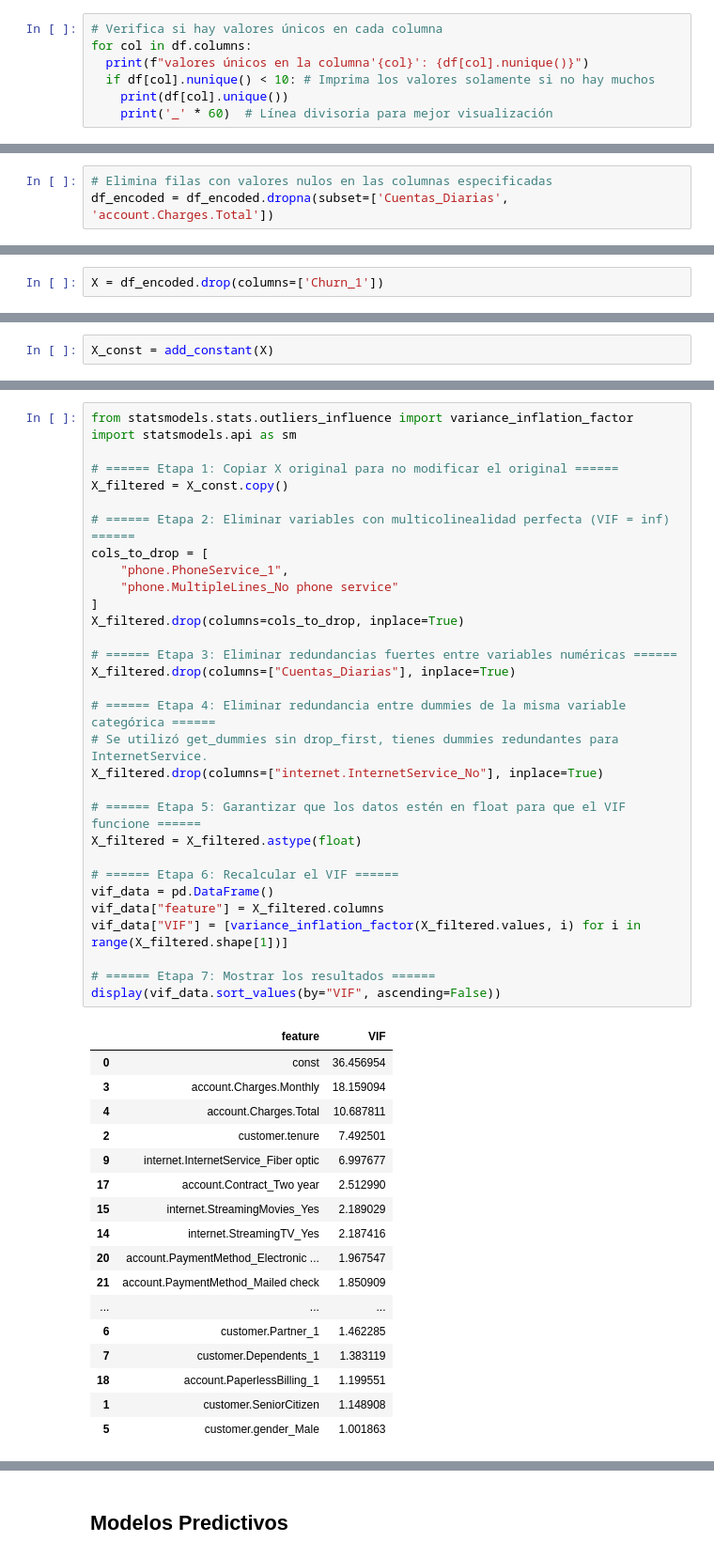
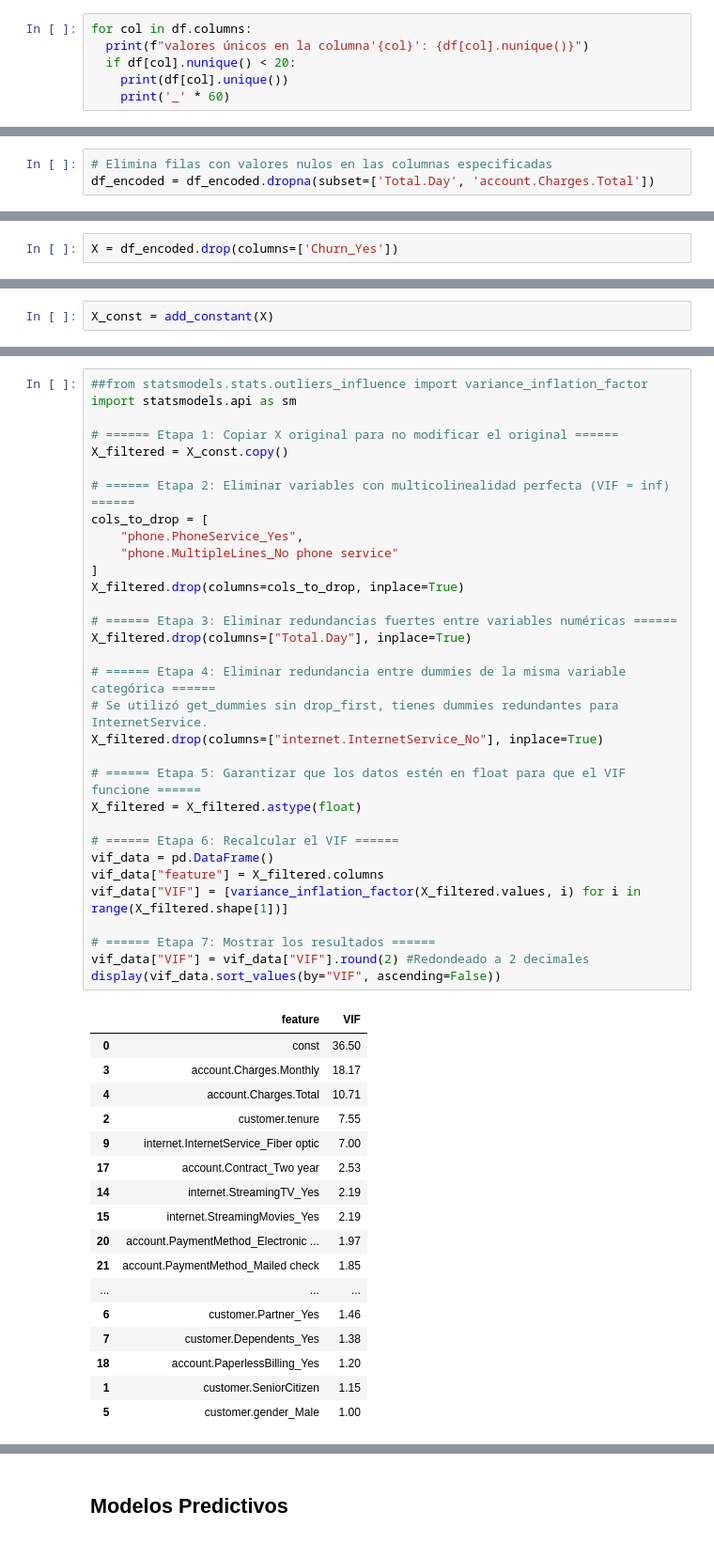
Before and after one commit to Akiri12/telecomx-alura2, a Jupyter notebook: notebooks/telecomx-latam-2.ipynb, the cells around one changed output, grey strips where cells are left out. Shown at 94% size. Drawn from its saved outputs; the diff is of its cells as text.

```diff
--- a/notebooks/telecomx-latam-2.ipynb
+++ b/notebooks/telecomx-latam-2.ipynb
@@ -52,10 +54,9 @@ memory usage: 1.2+ MB
 # %%
-# Verifica si hay valores únicos en cada columna
 for col in df.columns:
   print(f"valores únicos en la columna'{col}': {df[col].nunique()}")
-  if df[col].nunique() < 10: # Imprima los valores solamente si no hay muchos
+  if df[col].nunique() < 20:
     print(df[col].unique())
-    print('_' * 60)  # Línea divisoria para mejor visualización
+    print('_' * 60)
 # %% [output]
 valores únicos en la columna'customerID': 7043
 valores únicos en la columna'Churn': 2
@@ -219,2 +186,5 @@ dtype: int64
+# %%
+# Elimina filas con valores nulos en las columnas especificadas
+df_encoded = df_encoded.dropna(subset=['Total.Day', 'account.Charges.Total'])
 # %%
 # Verifica valores nulos en las dos columnas
@@ -224,5 +194,2 @@ Cuentas_Diarias          0
 account.Charges.Total    0
 dtype: int64
-# %%
-# Elimina filas con valores nulos en las columnas especificadas
-df_encoded = df_encoded.dropna(subset=['Cuentas_Diarias', 'account.Charges.Total'])
@@ -395,7 +539,7 @@ from statsmodels.tools.tools import add_constant
 # %% [markdown]
 2. Seleccionar las variables independientes
 # %%
-X = df_encoded.drop(columns=['Churn_1'])
+X = df_encoded.drop(columns=['Churn_Yes'])
 # %% [markdown]
 3. Añadir constante (intercepto)
 # %%
@@ -462,52 +611,53 @@ display(vif_data.sort_values(by='VIF', ascending=False))
 # %%
-from statsmodels.stats.outliers_influence import variance_inflation_factor
+##from statsmodels.stats.outliers_influence import variance_inflation_factor
 import statsmodels.api as sm
 
 # ====== Etapa 1: Copiar X original para no modificar el original ======
 X_filtered = X_const.copy()
 
 # ====== Etapa 2: Eliminar variables con multicolinealidad perfecta (VIF = inf) ======
 cols_to_drop = [
-    "phone.PhoneService_1",
+    "phone.PhoneService_Yes",
     "phone.MultipleLines_No phone service"
 ]
 X_filtered.drop(columns=cols_to_drop, inplace=True)
 
 # ====== Etapa 3: Eliminar redundancias fuertes entre variables numéricas ======
-X_filtered.drop(columns=["Cuentas_Diarias"], inplace=True)
+X_filtered.drop(columns=["Total.Day"], inplace=True)
 
 # ====== Etapa 4: Eliminar redundancia entre dummies de la misma variable categórica ======
 # Se utilizó get_dummies sin drop_first, tienes dummies redundantes para InternetService.
 X_filtered.drop(columns=["internet.InternetService_No"], inplace=True)
 
 # ====== Etapa 5: Garantizar que los datos estén en float para que el VIF funcione ======
 X_filtered = X_filtered.astype(float)
 
 # ====== Etapa 6: Recalcular el VIF ======
 vif_data = pd.DataFrame()
 vif_data["feature"] = X_filtered.columns
 vif_data["VIF"] = [variance_inflation_factor(X_filtered.values, i) for i in range(X_filtered.shape[1])]
 
 # ====== Etapa 7: Mostrar los resultados ======
+vif_data["VIF"] = vif_data["VIF"].round(2) #Redondeado a 2 decimales
 display(vif_data.sort_values(by="VIF", ascending=False))
 # %% [output]
 |  | feature | VIF |
-| 0 | const | 36.456954 |
-| 3 | account.Charges.Monthly | 18.159094 |
-| 4 | account.Charges.Total | 10.687811 |
-| 2 | customer.tenure | 7.492501 |
-| 9 | internet.InternetService_Fiber optic | 6.997677 |
-| 17 | account.Contract_Two year | 2.512990 |
-| 15 | internet.StreamingMovies_Yes | 2.189029 |
-| 14 | internet.StreamingTV_Yes | 2.187416 |
-| 20 | account.PaymentMethod_Electronic ... | 1.967547 |
-| 21 | account.PaymentMethod_Mailed check | 1.850909 |
+| 0 | const | 36.50 |
+| 3 | account.Charges.Monthly | 18.17 |
+| 4 | account.Charges.Total | 10.71 |
+| 2 | customer.tenure | 7.55 |
+| 9 | internet.InternetService_Fiber optic | 7.00 |
+| 17 | account.Contract_Two year | 2.53 |
+| 14 | internet.StreamingTV_Yes | 2.19 |
+| 15 | internet.StreamingMovies_Yes | 2.19 |
+| 20 | account.PaymentMethod_Electronic ... | 1.97 |
+| 21 | account.PaymentMethod_Mailed check | 1.85 |
 | ... | ... | ... |
-| 6 | customer.Partner_1 | 1.462285 |
-| 7 | customer.Dependents_1 | 1.383119 |
-| 18 | account.PaperlessBilling_1 | 1.199551 |
-| 1 | customer.SeniorCitizen | 1.148908 |
-| 5 | customer.gender_Male | 1.001863 |
+| 6 | customer.Partner_Yes | 1.46 |
+| 7 | customer.Dependents_Yes | 1.38 |
+| 18 | account.PaperlessBilling_Yes | 1.20 |
+| 1 | customer.SeniorCitizen | 1.15 |
+| 5 | customer.gender_Male | 1.00 |
 # %% [markdown]
 Análisis del nuevo VIF
 
```
Also changed, not shown: parts of 70 cells of this notebook, 11 other files.
